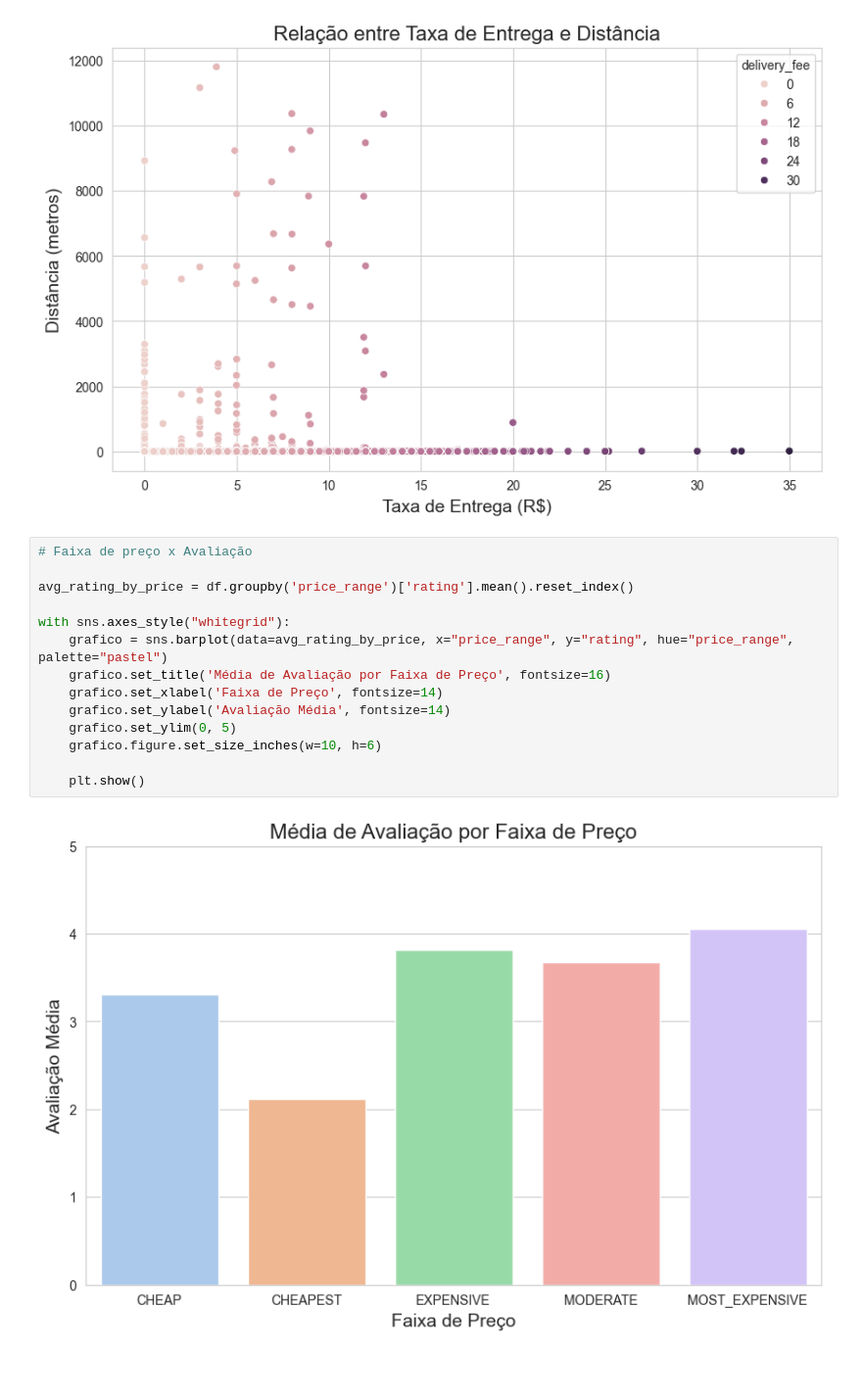
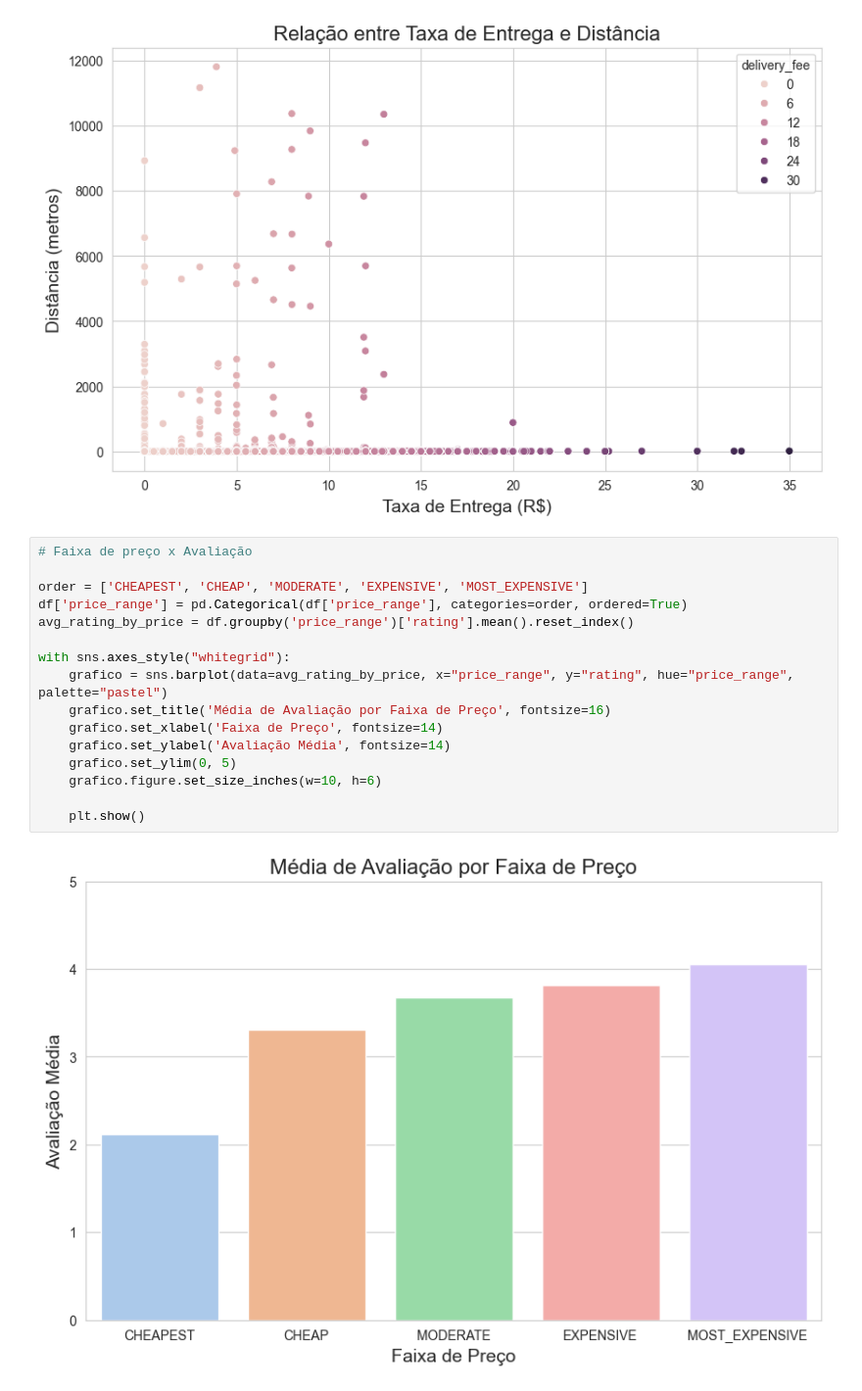
Before and after one commit to JhenyfferOliveira/Projeto-AnaliseDados-Ada, a Jupyter notebook: projeto_final_modulo_4.ipynb, the cells around one changed output. Shown: that part at 98% size. Saved outputs shown, nothing was run; the diff lists cells and outputs as text.

```diff
--- a/projeto_final_modulo_4.ipynb
+++ b/projeto_final_modulo_4.ipynb
@@ -249,18 +249,20 @@ with sns.axes_style("whitegrid"):
 # %%
 # Faixa de preço x Avaliação
 
+order = ['CHEAPEST', 'CHEAP', 'MODERATE', 'EXPENSIVE', 'MOST_EXPENSIVE']
+df['price_range'] = pd.Categorical(df['price_range'], categories=order, ordered=True)
 avg_rating_by_price = df.groupby('price_range')['rating'].mean().reset_index()
 
 with sns.axes_style("whitegrid"):
     grafico = sns.barplot(data=avg_rating_by_price, x="price_range", y="rating", hue="price_range", palette="pastel")
     grafico.set_title('Média de Avaliação por Faixa de Preço', fontsize=16)
     grafico.set_xlabel('Faixa de Preço', fontsize=14)
     grafico.set_ylabel('Avaliação Média', fontsize=14)
     grafico.set_ylim(0, 5)
     grafico.figure.set_size_inches(w=10, h=6)
 
     plt.show()
 # %% [output]
-[figure, old version]
+[figure, new version]
 # %%
 # Top 10 cidades que mais consomem iFood
```
Also changed, not shown: parts of 3 cells of this notebook.
